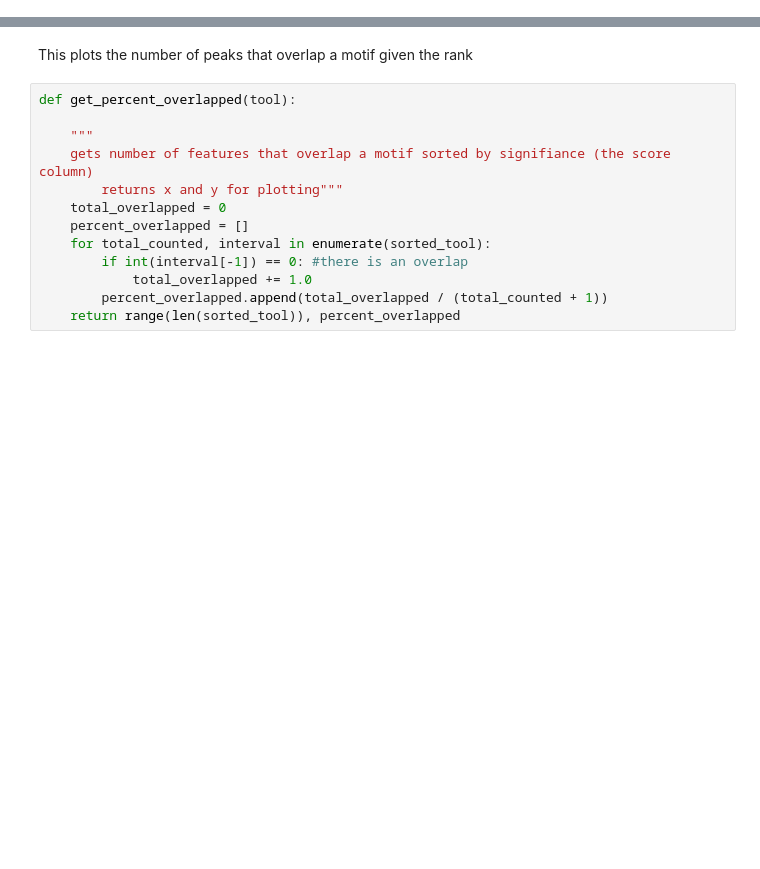
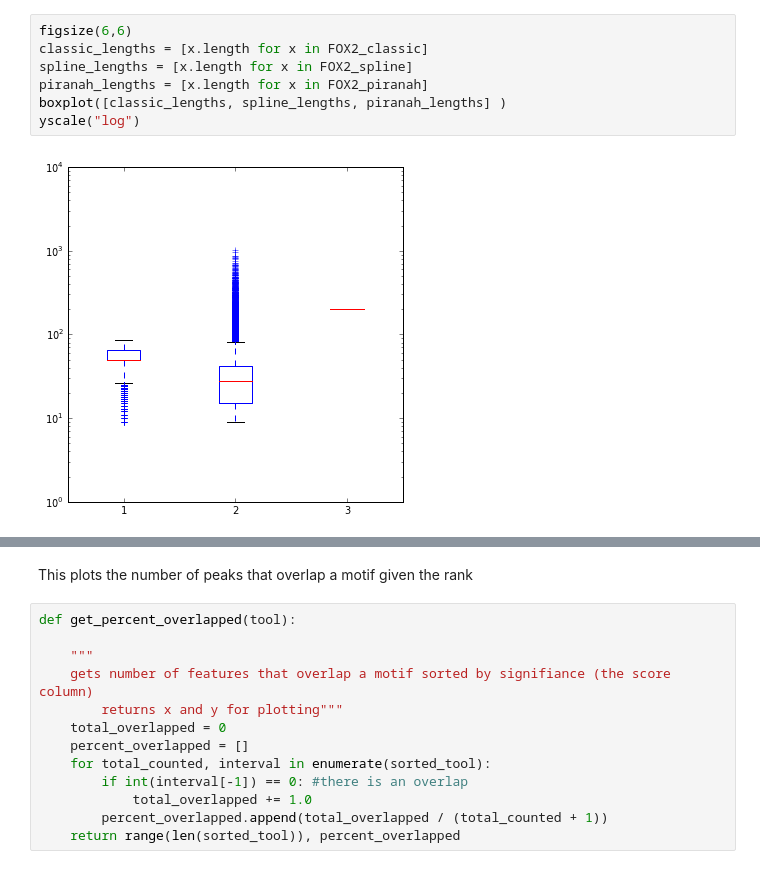
Before and after one commit to gpratt/iPython_Notebook, a Jupyter notebook: CLIPper_Analysis.ipynb, the cells around one changed output, grey strips where cells are left out. Saved outputs shown, nothing was run; the diff lists cells and outputs as text; blank space fills up the shorter version.

```diff
--- a/CLIPper_Analysis.ipynb
+++ b/CLIPper_Analysis.ipynb
@@ -45,0 +88,9 @@ legend()
+# %%
+figsize(6,6)
+classic_lengths = [x.length for x in FOX2_classic]
+spline_lengths = [x.length for x in FOX2_spline]
+piranah_lengths = [x.length for x in FOX2_piranah]
+boxplot([classic_lengths, spline_lengths, piranah_lengths] )
+yscale("log")
+# %% [output]
+[figure, added]
```
Also changed, not shown: parts of 29 cells of this notebook.
